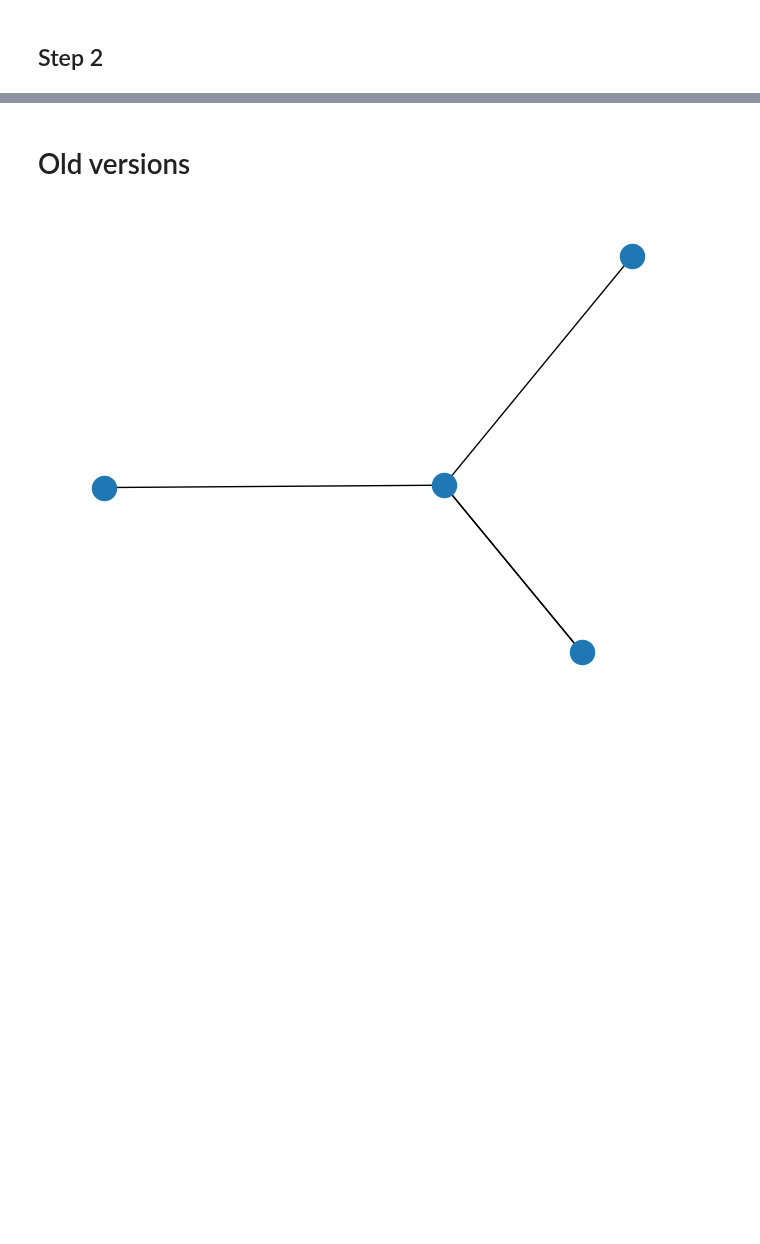
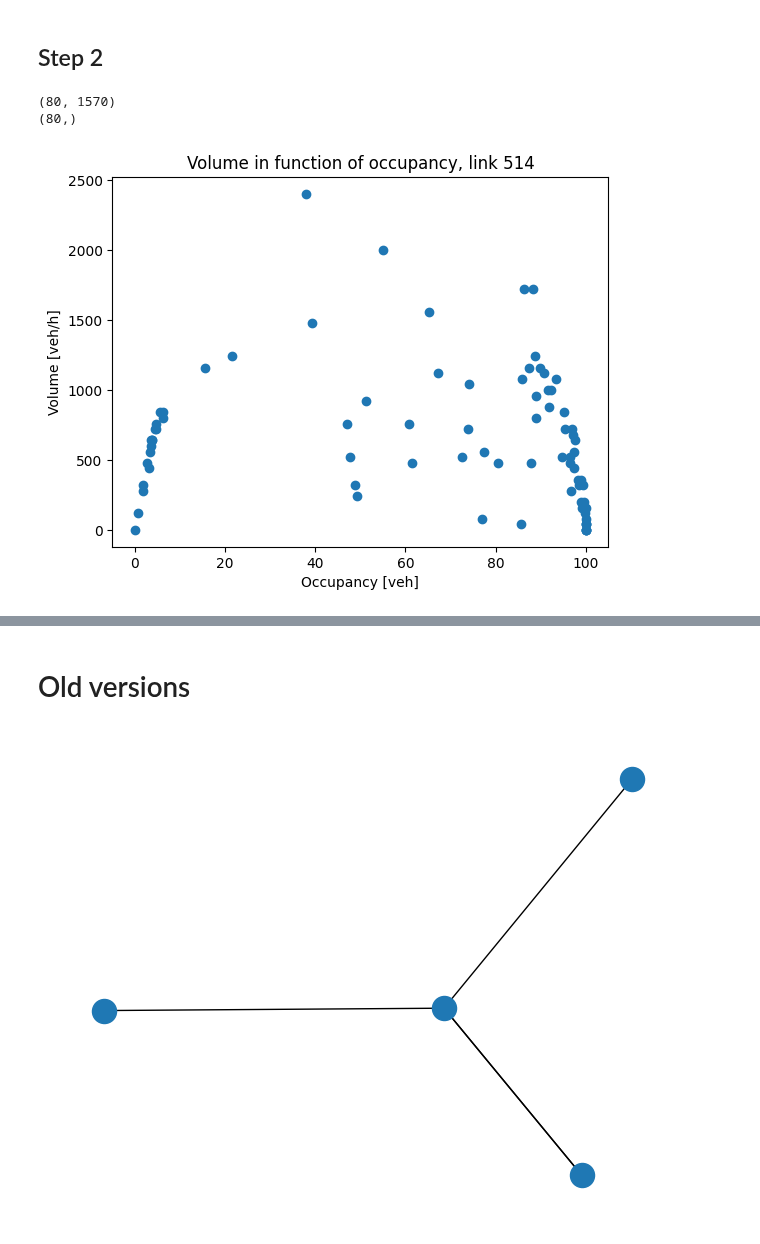
Before and after one commit to s221568/Trafic, a Jupyter notebook: Lab 1/Lab1JE.ipynb, the cells around one changed output, grey strips where cells are left out. Cells and saved outputs as stored; diff of their text form; code cells hidden in the pictures; blank space fills up the shorter version.

```diff
--- a/Lab 1/Lab1JE.ipynb
+++ b/Lab 1/Lab1JE.ipynb
@@ -44,2 +45,24 @@ plt.show()
 # %% [markdown]
 ## Step 2
+# %%
+def vol_occ_graph_1link(number_link):
+
+    flow_l = flow.loc[:, f'{number_link}']*3600/90 # In vehicles per hour
+    occupancy_single_road = occupancy.loc[:, f'{number_link}'] # In vehicles
+
+    print(flow.shape)
+    print(occupancy_single_road.shape)
+
+    plt.scatter(occupancy_single_road, flow_l)
+    plt.xlabel("Occupancy [veh]")
+    plt.ylabel("Volume [veh/h]")
+    plt.title(f"Volume in function of occupancy, link {number_link}")
+    plt.show()
+
+    return None
+
+vol_occ_graph_1link(514)
+# %% [output]
+(80, 1570)
+(80,)
+[figure, added]
```
Also changed, not shown: parts of 6 cells of this notebook.
